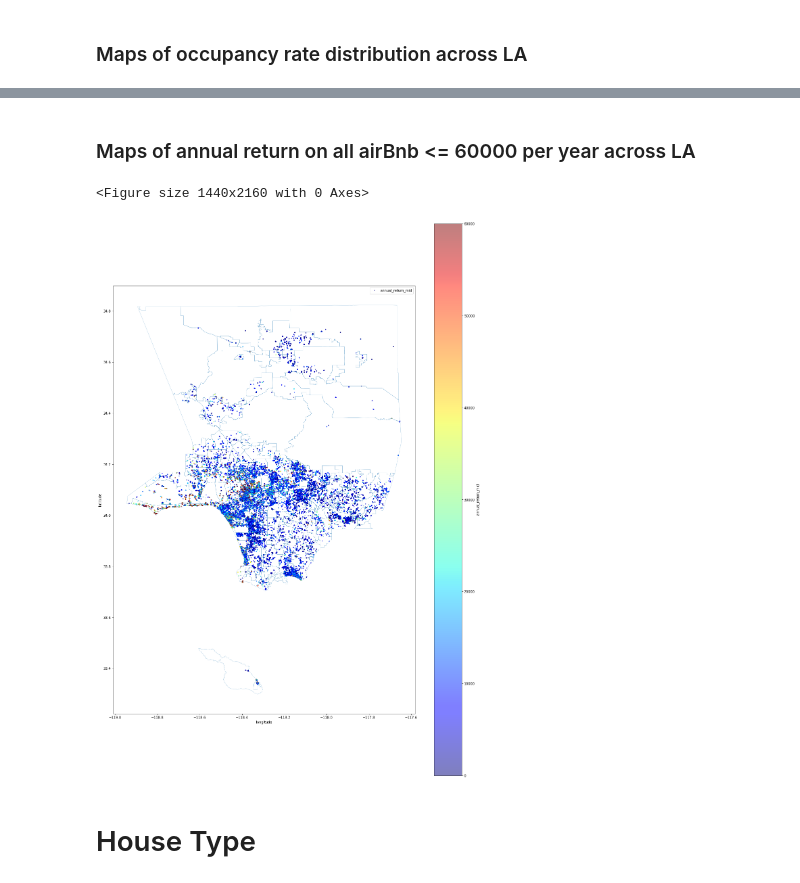
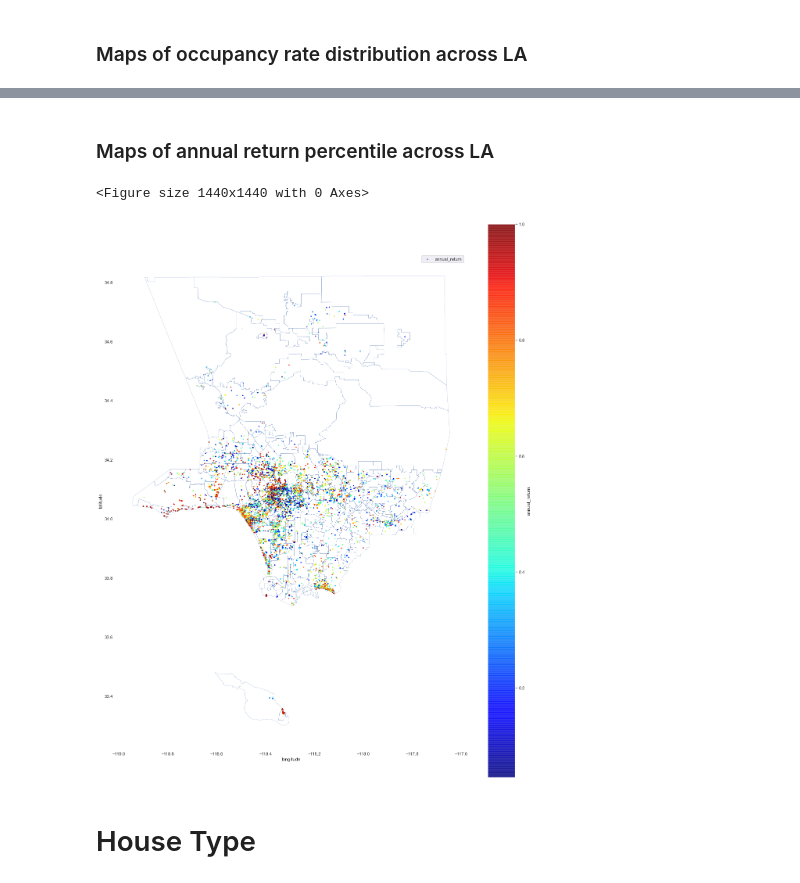
Before and after one commit to luludesun/Airbnb_Capstone, a Jupyter notebook: EDA_Airbnb.ipynb, the cells around one changed output, grey strips where cells are left out. Saved outputs shown, nothing was run; the diff lists cells and outputs as text; code cells hidden in the pictures.

```diff
--- a/EDA_Airbnb.ipynb
+++ b/EDA_Airbnb.ipynb
@@ -65,7 +196,2 @@ sns.distplot(df_21['availability_90'][(df_21['availability_90'] > 0) & (df_21['a
 # %% [markdown]
 Create a new column of occupancy rate = 2/3 * occupancy rate in 30 days + 1/6 * occupancy rate in 60 days + 1/6 * occupancy rate in 90 days. Note a listing may not be available because it has been booked by a guest or blocked by the host.
-# %%
-# Filter out listings that have no reviews yet to avoid treating an unpopular but blocked listing as a popular listing.
-df_21 = df_21[df_21['reviews_per_month'] > 0]
-# %%
-df_21['occupancy_rate'] = 2/3 * (30 - df_21['availability_30']) / 30 * 100 + 1/6*(60 - df_21['availability_60']) / 60 * 100 + 1/6 * (90 - df_21['availability_90']) / 90 * 100
@@ -101,22 +221,19 @@ plt.show()
 # %%
-df_21['annual_return'] = df_21.price * df_21.occupancy_rate
-df_21["annual_return"][df_21['annual_return'] > 100000] = 100000
+df_21['annual_return'] = df_21.price * df_21.demand * 365
+df_21["annual_return"] = df_21['annual_return'].rank(pct = True)
 # %% [markdown]
-### Maps of annual return on all airBnb <= 60000 per year across LA
+### Maps of annual return percentile across LA
-# %%
-df_21["annual_return_mid"] = df_21['annual_return']
-df_21["annual_return_mid"][df_21['annual_return'] > 60000] = 60000
 # %%
-plt.figure(figsize=(20,30))
+plt.figure(figsize=(20,20))
 ax = la_map.boundary.plot(linewidth = 0.25)
 ax.set_facecolor("white")
-df_21.plot(kind='scatter', x='longitude', y='latitude', label='annual_return_mid', c='annual_return_mid',
-                  cmap=plt.get_cmap('jet'), colorbar=True, s = 5, alpha=0.5, figsize=(20,30), ax=ax)
+df_21.plot(kind='scatter', x='longitude', y='latitude', label='annual_return', c='annual_return',
+                  cmap=plt.get_cmap('jet'), colorbar=True, s = 5, alpha=0.8, figsize=(20,26), ax=ax)
 
 plt.legend()
 plt.show()
 # %% [output]
-<Figure size 1440x2160 with 0 Axes>
+<Figure size 1440x1440 with 0 Axes>
-[figure, old version]
+[figure, new version]
 # %% [markdown]
 # House Type
```
Also changed, not shown: parts of 41 cells of this notebook, 20 other files.
